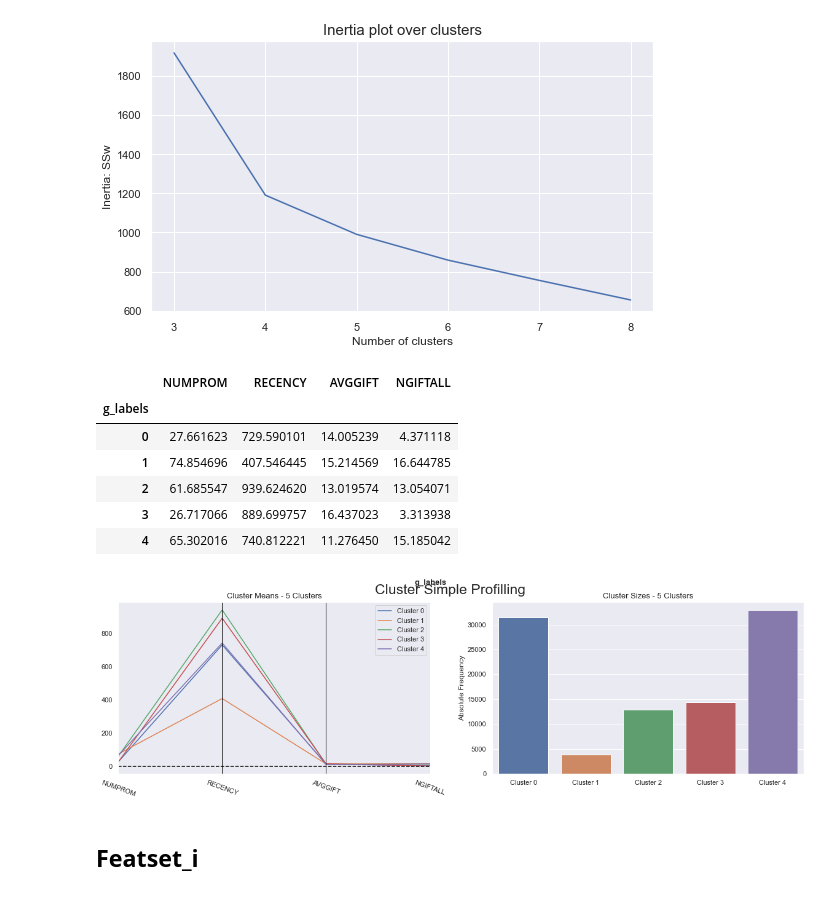
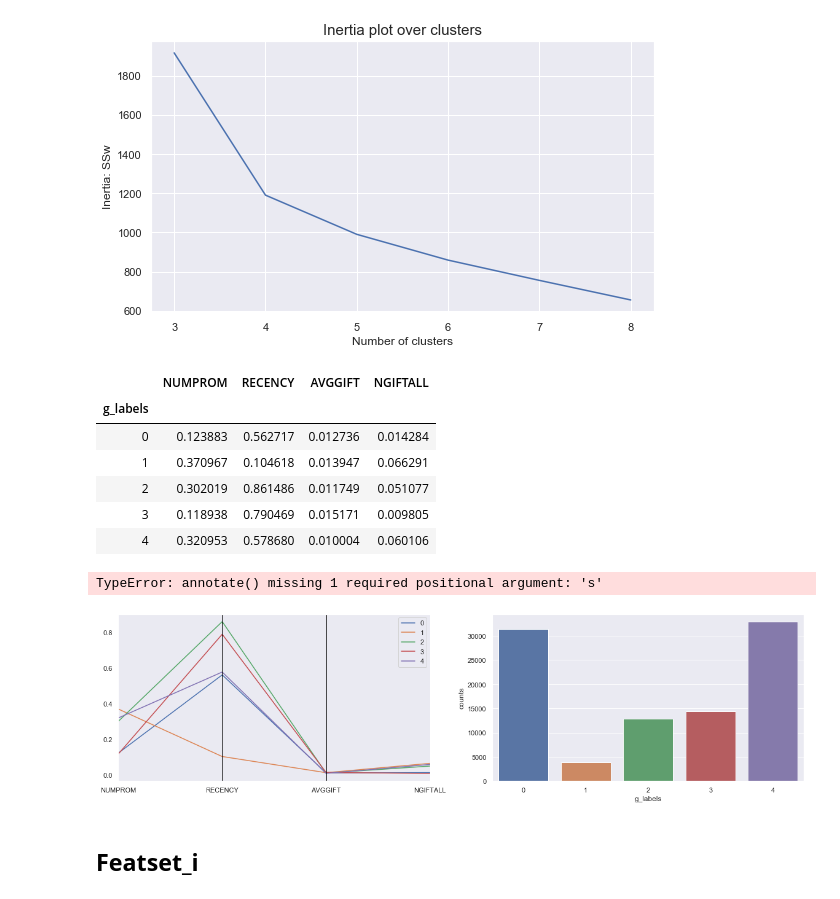
Before and after one commit to Farkites/DM_Project, a Jupyter notebook: DM_project.ipynb, the cells around one changed output. Cells and saved outputs as stored; diff of their text form; code cells hidden in the pictures.

```diff
--- a/DM_project.ipynb
+++ b/DM_project.ipynb
@@ -1679,7 +1669,7 @@ plt.show()
 # %%
 # Perform PCA again with the number of principal components you want to retain
 pca = PCA(n_components=7)
-pca_feat = pca.fit_transform(df_pca.drop(columns = ["AGE", "TIMELAG"]))
+pca_feat = pca.fit_transform(df_pca.drop(columns = ["AGE"]))
 pca_feat_names = [f"PC{i}" for i in range(pca.n_components_)]
 pca_df = pd.DataFrame(pca_feat, index=df_pca.index, columns=pca_feat_names)  # remember index=df_pca.index
 pca_df
@@ -1834,7 +1824,7 @@ def cluster_profiles(df, label_columns, figsize, compar_titles=None):
         #Setting Layout
         handles, _ = ax[0].get_legend_handles_labels()
         cluster_labels = ["Cluster {}".format(i) for i in range(len(handles))]
-        ax[0].annotate(text=titl, xy=(0.95,1.1), xycoords='axes fraction', fontsize=13, fontweight = 'heavy')
+        ax[0].annotate(s=titl, xy=(0.95,1.1), xycoords='axes fraction', fontsize=13, fontweight = 'heavy')
         ax[0].legend(handles, cluster_labels) # Adaptable to number of clusters
         ax[0].axhline(color="black", linestyle="--")
         ax[0].set_title("Cluster Means - {} Clusters".format(len(handles)), fontsize=13)
@@ -2187,26 +2183,27 @@ kmclust = KMeans(n_clusters=5, init='k-means++', n_init=10, random_state=1,verbo
 km_labels = kmclust.fit_predict(df_g)
 # %%
 # Characterizing the final clusters
-df_concat = pd.concat((donors_df[featset_g], pd.Series(km_labels, name='g_labels')), axis=1)
-df_concat.groupby('g_labels').mean()
+df_g['g_labels'] = pd.Series(km_labels)
+df_g.groupby('g_labels').mean()
 # %% [output]
 |  | NUMPROM | RECENCY | AVGGIFT | NGIFTALL |
 | g_labels |  |  |  |  |
-| 0 | 27.661623 | 729.590101 | 14.005239 | 4.371118 |
-| 1 | 74.854696 | 407.546445 | 15.214569 | 16.644785 |
-| 2 | 61.685547 | 939.624620 | 13.019574 | 13.054071 |
-| 3 | 26.717066 | 889.699757 | 16.437023 | 3.313938 |
-| 4 | 65.302016 | 740.812221 | 11.276450 | 15.185042 |
+| 0 | 0.123883 | 0.562717 | 0.012736 | 0.014284 |
+| 1 | 0.370967 | 0.104618 | 0.013947 | 0.066291 |
+| 2 | 0.302019 | 0.861486 | 0.011749 | 0.051077 |
+| 3 | 0.118938 | 0.790469 | 0.015171 | 0.009805 |
+| 4 | 0.320953 | 0.578680 | 0.010004 | 0.060106 |
 # %%
 # Profilling the clusters from this solution.
 cluster_profiles(
-    df = df_concat,
+    df = df_g,
     label_columns = ['g_labels'],
     figsize = (20, 5),
     compar_titles = ["g_labels"]
 )
 # %% [output]
+TypeError: annotate() missing 1 required positional argument: 's'
-[figure, old version]
+[figure, new version]
 # %% [markdown]
 ## **Featset_i**
 # %%
```
Also changed, not shown: parts of 65 cells of this notebook.
